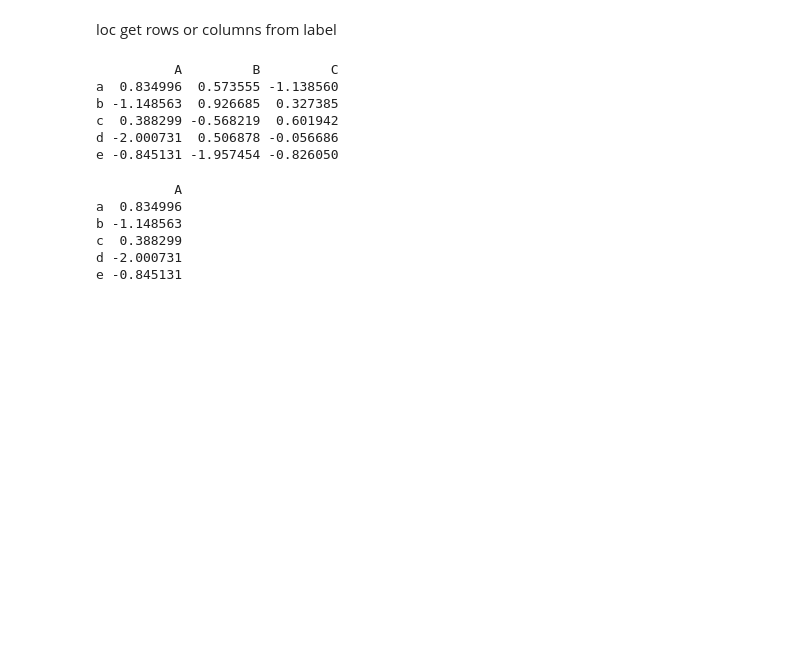
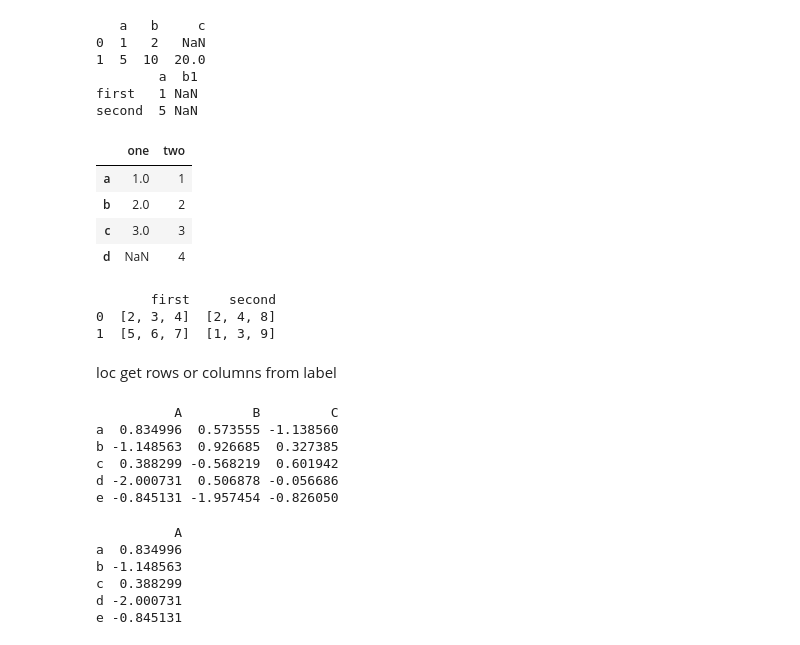
Before and after one commit to Ayu-Raj/learn-data-science, a Jupyter notebook: ds3.ipynb, the cells around one changed output. Saved outputs shown, nothing was run; the diff lists cells and outputs as text; code cells hidden in the pictures; blank space fills up the shorter version.

```diff
--- a/ds3.ipynb
+++ b/ds3.ipynb
@@ -1,6 +1,47 @@
 # %%
 import pandas as pd
 import numpy as np
+# %%
+data = [{'a': 1, 'b': 2},{'a': 5, 'b': 10, 'c': 20}]
+
+#With two column indices, values same as dictionary keys
+df1 = pd.DataFrame(data)
+
+#With two column indices with one index with other name
+df2 = pd.DataFrame(data, index=['first', 'second'], columns=['a', 'b1'])
+print (df1)
+print (df2)
+# %% [output]
+   a   b     c
+0  1   2   NaN
+1  5  10  20.0
+        a  b1
+first   1 NaN
+second  5 NaN
+# %%
+d = {'one' : pd.Series([1, 2, 3], index=['a', 'b', 'c']),
+      'two' : pd.Series([1, 2, 3, 4], index=['a', 'b', 'c', 'd'])}
+
+df = pd.DataFrame(d)
+df
+# %% [output]
+|  | one | two |
+| a | 1.0 | 1 |
+| b | 2.0 | 2 |
+| c | 3.0 | 3 |
+| d | NaN | 4 |
+# %%
+# Program to create DataFrame from 2D array
+import pandas as pd # Import Library
+d1 =[[2, 3, 4], [5, 6, 7]] # Define 2d array 1
+d2 =[[2, 4, 8], [1, 3, 9]] # Define 2d array 2
+Data ={'first': d1, 'second': d2} # Define Data
+df2d = pd.DataFrame(Data)    # Create DataFrame
+print(df2d)
+# %% [output]
+       first     second
+0  [2, 3, 4]  [2, 4, 8]
+1  [5, 6, 7]  [1, 3, 9]
 # %% [markdown]
 loc get rows or columns from label
 # %%
```
Also changed, not shown: 2 other files.
